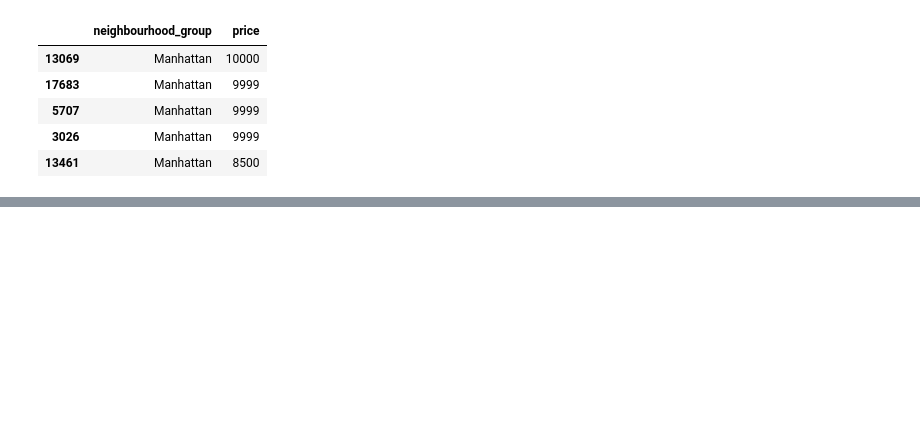
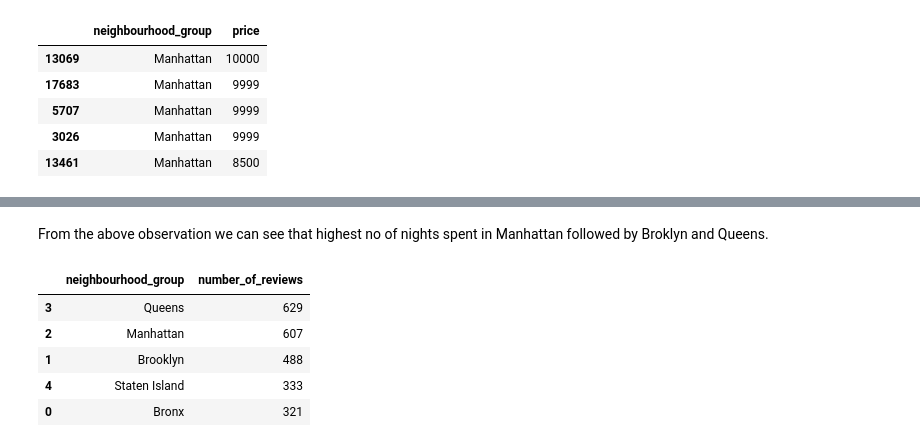
Before and after one commit to likithkumar03/Airbnb-Booking-Analysis, a Jupyter notebook: A_Likith_kumar_Airbnb_Bookings_Analysis_Capstone_Project.ipynb, the cells around one changed output, grey strips where cells are left out. Cells and saved outputs as stored; diff of their text form; code cells hidden in the pictures; blank space fills up the shorter version.

```diff
--- a/A_Likith_kumar_Airbnb_Bookings_Analysis_Capstone_Project.ipynb
+++ b/A_Likith_kumar_Airbnb_Bookings_Analysis_Capstone_Project.ipynb
@@ -172,0 +189,13 @@ Manhattan_price.head(5)
+# %% [markdown]
+From the above observation we can see that highest no of nights spent in Manhattan followed by Broklyn and Queens.
+# %%
+# New df for neighbour_group with highest no of reviwes
+areas_reviews = new_non_null_df.groupby(['neighbourhood_group'])['number_of_reviews'].max().reset_index()
+areas_reviews.sort_values(by = 'number_of_reviews',ascending =False).head()
+# %% [output]
+|  | neighbourhood_group | number_of_reviews |
+| 3 | Queens | 629 |
+| 2 | Manhattan | 607 |
+| 1 | Brooklyn | 488 |
+| 4 | Staten Island | 333 |
+| 0 | Bronx | 321 |
```
Also changed, not shown: parts of 4 cells of this notebook.
